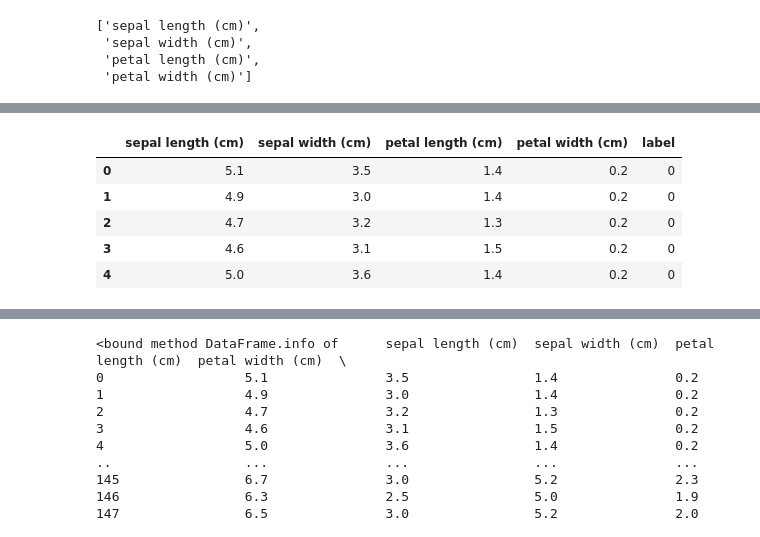
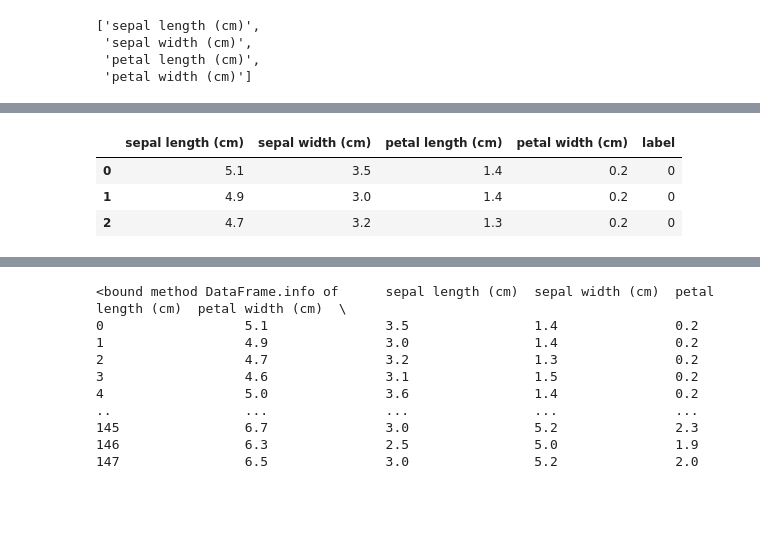
Before and after one commit to prlhspt/Machin_Learning, a Jupyter notebook: ch2_scikit_learn.ipynb, the cells around one changed output, grey strips where cells are left out. Saved outputs shown, nothing was run; the diff lists cells and outputs as text; code cells hidden in the pictures; blank space fills up the shorter version.

```diff
--- a/ch2_scikit_learn.ipynb
+++ b/ch2_scikit_learn.ipynb
@@ -48,7 +48,7 @@ Iris plants dataset
      conceptual clustering system finds 3 classes in the data.
    - Many, many more ...
 # %%
-iris_data = iris.target
+iris_label = iris.target
 print('iris target값 : ', iris_label)
 print('iris target명 : ', iris.target_names)
 # %% [output]
@@ -72,15 +92,13 @@ iris.feature_names
 # %%
 # Iris dataset ===> data Frame으로 변환
 iris_df = pd.DataFrame(data=iris_data, columns = iris.feature_names)
 iris_df['label'] = iris.target
-iris_df.head()
+iris_df.head(3)
 # %% [output]
 |  | sepal length (cm) | sepal width (cm) | petal length (cm) | petal width (cm) | label |
 | 0 | 5.1 | 3.5 | 1.4 | 0.2 | 0 |
 | 1 | 4.9 | 3.0 | 1.4 | 0.2 | 0 |
 | 2 | 4.7 | 3.2 | 1.3 | 0.2 | 0 |
-| 3 | 4.6 | 3.1 | 1.5 | 0.2 | 0 |
-| 4 | 5.0 | 3.6 | 1.4 | 0.2 | 0 |
 # %%
 iris_df.describe()
 # %% [output]
```
Also changed, not shown: parts of 35 cells of this notebook, 5 other files.
